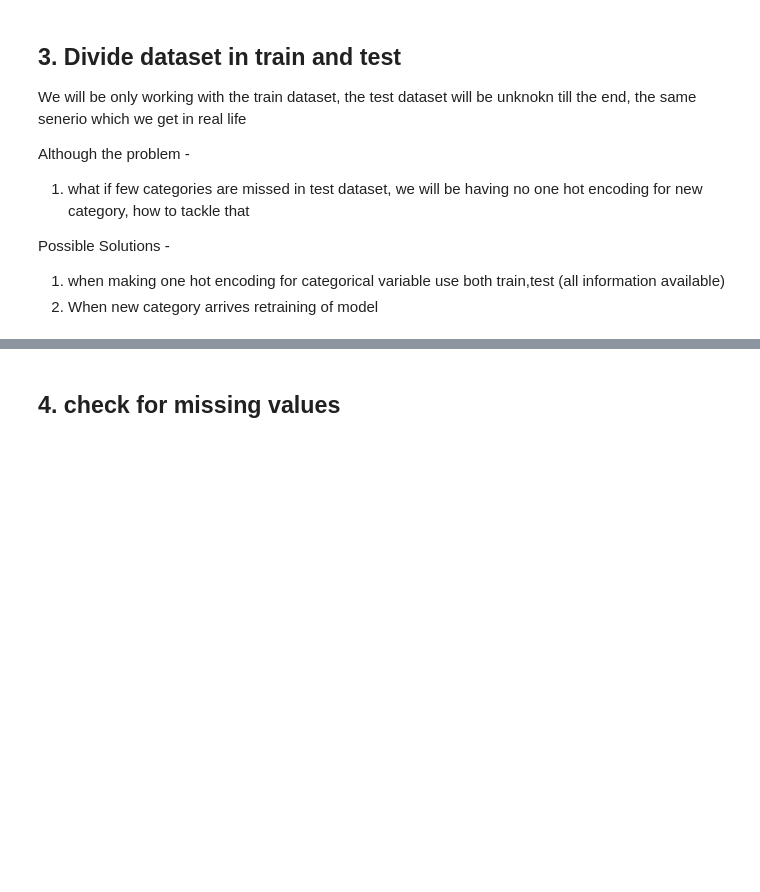
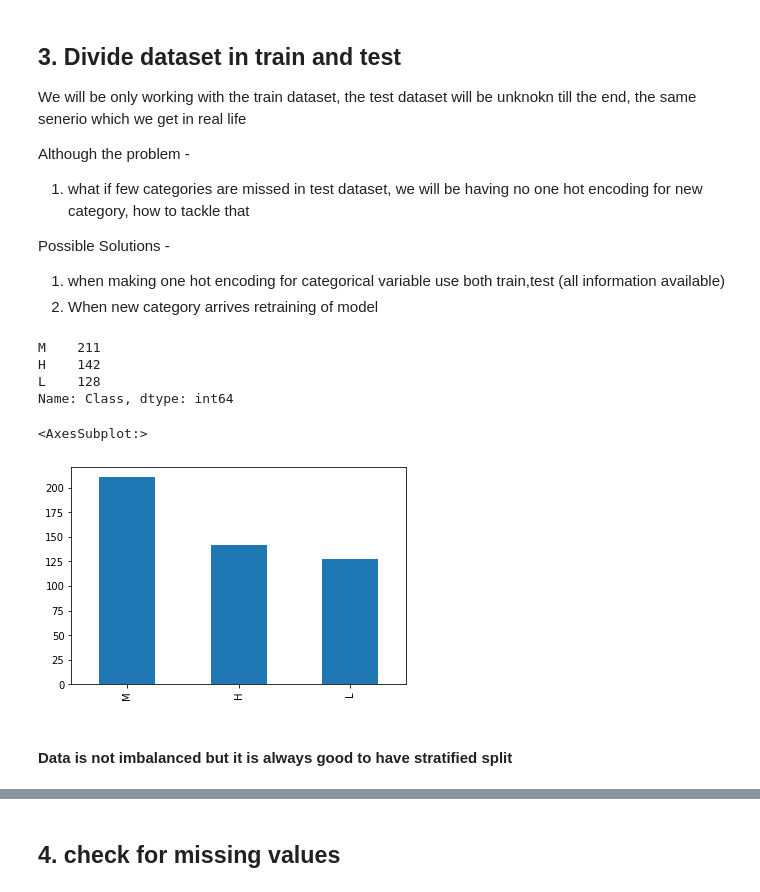
Before and after one commit to himanshudce/ML, a Jupyter notebook: ML.ipynb, the cells around one changed output, grey strips where cells are left out. Drawn from its saved outputs; the diff is of its cells as text; code cells hidden in the pictures; blank space fills up the shorter version.

```diff
--- a/ML.ipynb
+++ b/ML.ipynb
@@ -40,7 +56,7 @@ from sklearn import preprocessing
 basic preprocessing link - https://towardsdatascience.com/a-checklist-for-data-pre-processing-before-you-build-your-machine-learning-model-91d2d04dc53f
 # %%
 # load database
-data = pd.read_csv('xAPI-Edu-Data.csv')
+data = pd.read_csv('Data/MOD_xAPI-Edu-Data.csv')
 data.head()
 # %% [output]
 |  | gender | NationalITy | PlaceofBirth | StageID | GradeID | SectionID | Topic | Semester | Relation | ... |
@@ -120,10 +120,10 @@ data.describe()
 # %%
 # checking if categorical variables are correct or not else replacing with np.nan
 # saving categories for later use/ one hot encoding
-cat_dict = {}
-cat_cols = data.select_dtypes(include=["O"]).columns.tolist()
-for col in cat_cols:
-    print(col)
-    cat_dict[col] = data[col].unique().tolist()
-    print(data[col].unique())
-    print()
+# cat_dict = {}
+# cat_cols = data.select_dtypes(include=["O"]).columns.tolist()
+# for col in cat_cols:
+#     print(col)
+#     cat_dict[col] = data[col].unique().tolist()
+#     print(data[col].unique())
+#     print()
@@ -216,6 +198,18 @@ Although the problem -
 Possible Solutions -
 1. when making one hot encoding for categorical variable use both train,test (all information available)
 2. When new category arrives retraining of model
+# %%
+data.Class.value_counts()
+data.Class.value_counts().plot(kind = 'bar')
+# %% [output]
+M    211
+H    142
+L    128
+Name: Class, dtype: int64
+<AxesSubplot:>
+[figure, added]
+# %% [markdown]
+#### Data is not imbalanced but it is always good to have stratified split
 # %%
 # random state help to reproduce the same results and stratified split takes care of dividing the data into the same proportion of each class in train and test
 train, test = train_test_split(data, test_size=0.2, shuffle= True, random_state=0, stratify=data['Class'])
```
Also changed, not shown: parts of 95 cells of this notebook, 13 other files.
